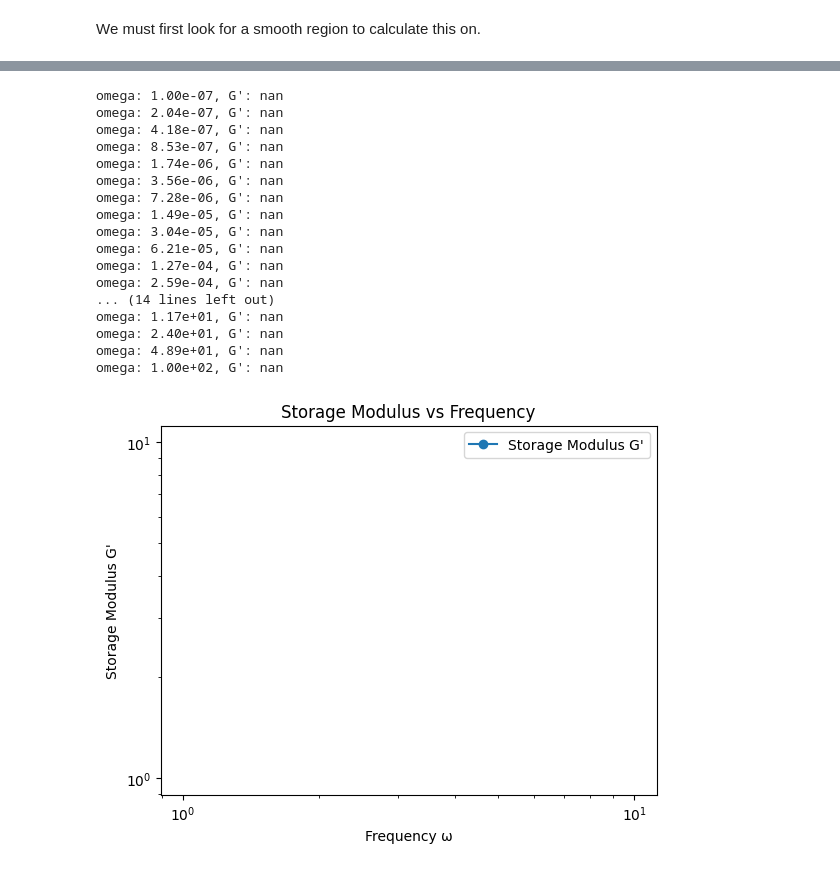
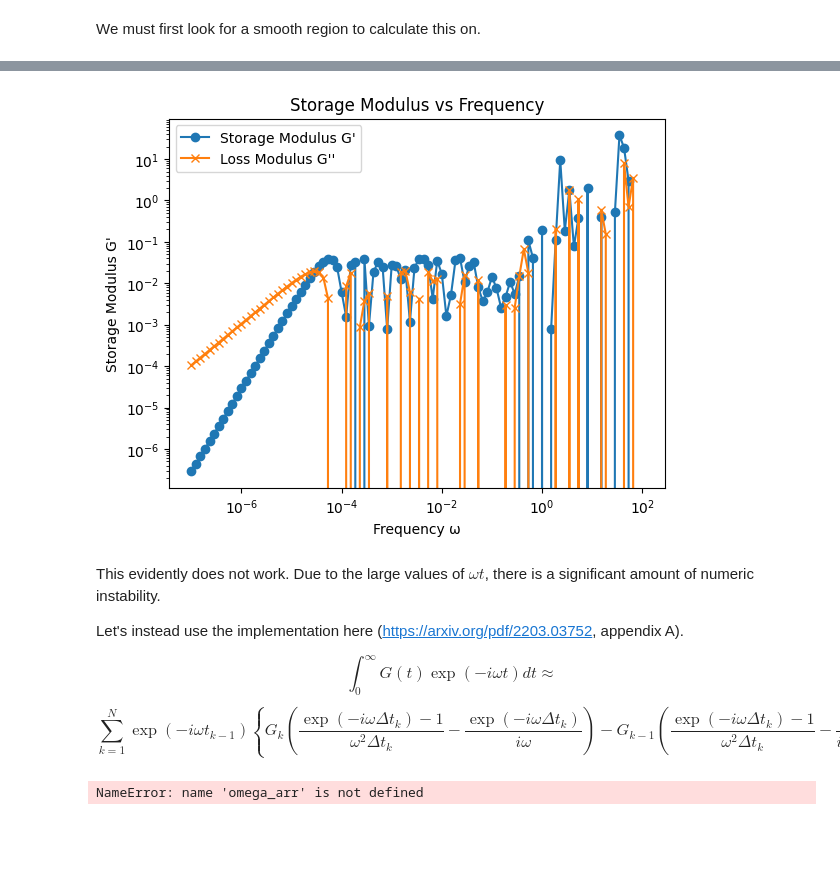
Before and after one commit to anotherbeaver/amine_polymers, a Jupyter notebook: logs/storage_loss_moduli.ipynb, the cells around one changed output, grey strips where cells are left out. Saved outputs shown, nothing was run; the diff lists cells and outputs as text; code cells hidden in the pictures; blank space fills up the shorter version.

Commit message:
Storage + loss moduli with fourier integral

```diff
--- a/logs/storage_loss_moduli.ipynb
+++ b/logs/storage_loss_moduli.ipynb
@@ -46,9 +73,11 @@ import numpy as np
 
 file = f"logs/press_50_spacing4_seed100.dat"
 data = pd.read_csv(file, delimiter=' ', skiprows=3, index_col=False, names=['time', 'px_y', 'px_z', 'py_z', 'pxy', 'pxz', 'pyz'])
-start = 37
+start = 77
+end = 190
+# start = 0
 
-data = data[start:].reset_index(drop=True)
+data = data[start:end].reset_index(drop=True)
 
 t = data['time'].to_numpy()
 
@@ -56,7 +85,7 @@ G_t = (data['pxy'] + data['pxz'] + data['pyz']) / 5.0 + \
         (data['px_y'] + data['px_z'] + data['py_z']) / 30.0
 
 # replace negative with NaN
-G_t = np.where(G_t < 0, np.nan, G_t)
+print("number of negative values:", np.sum(G_t < 0))
 
 
 G_t *= 30**3 / (1.0 * 0.6)  # V / (kB * T)
@@ -64,7 +93,7 @@ G_t *= 30**3 / (1.0 * 0.6)  # V / (kB * T)
 # print(data.head())
 # print(G_t.min(), G_t.max())
 
-plt.loglog(t[start:], G_t[start:], alpha=0.5, label='G(t) data')
+plt.loglog(t, G_t, alpha=0.5, label='G(t) data')
 plt.xlabel('Time')
 plt.ylabel('G(t)')
 plt.title('Relaxation Modulus G(t)')
@@ -74,38 +104,36 @@ plt.show()
 # %%
-storage_moduli = []
+storage_moduli_simple_integration = []
+loss_moduli_simple_integration = []
 
 # n data points
 n = 100
 omega = np.logspace(-7, 2, n)
 
 for w in omega:
-    storage_moduli.append(storage_modulus(w, G_t, t, integration_points=5000))
-    print(f"omega: {w:.2e}, G': {storage_moduli[-1]:.4f}")
+    storage_moduli_simple_integration.append(storage_modulus(w, G_t, t, integration_points=5000))
+    loss_moduli_simple_integration.append(loss_modulus(w, G_t, t, integration_points=5000))
+    # print(f"omega: {w:.2e}, G': {storage_moduli_simple_integration[-1]:.4f}")
 
-plt.loglog(omega, storage_moduli, marker='o', label="Storage Modulus G'")
+
+storage_moudili_simple_integration = np.where(np.array(storage_moduli_simple_integration) < 0, 0, np.array(storage_moduli_simple_integration))
+loss_moduli_simple_integration = np.where(np.array(loss_moduli_simple_integration) < 0, 0, np.array(loss_moduli_simple_integration))
+
+
+plt.loglog(omega, storage_moduli_simple_integration, marker='o', label="Storage Modulus G'")
+plt.loglog(omega, loss_moduli_simple_integration, marker='x', label="Loss Modulus G''")
 plt.xlabel('Frequency ω')
 plt.ylabel("Storage Modulus G'")
 plt.title("Storage Modulus vs Frequency")
 plt.legend()
 plt.show()
 
 # storage_modulus(3, G_t, t, integration_points=5000)
 # %% [output]
-omega: 1.00e-07, G': nan
-omega: 2.04e-07, G': nan
-omega: 4.18e-07, G': nan
-omega: 8.53e-07, G': nan
-omega: 1.74e-06, G': nan
-omega: 3.56e-06, G': nan
-omega: 7.28e-06, G': nan
-omega: 1.49e-05, G': nan
-omega: 3.04e-05, G': nan
-omega: 6.21e-05, G': nan
-omega: 1.27e-04, G': nan
-omega: 2.59e-04, G': nan
-... (14 lines left out)
-omega: 1.17e+01, G': nan
-omega: 2.40e+01, G': nan
-omega: 4.89e+01, G': nan
-omega: 1.00e+02, G': nan
-[figure, old version]
+[figure, new version]
+# %% [markdown]
+This evidently does not work. Due to the large values of $\omega t$, there is a significant amount of numeric instability.
+
+Let's instead use the implementation here (https://arxiv.org/pdf/2203.03752, appendix A).
+
+$$\int_0^\infty G(t) \exp(-i\omega t)dt \approx $$
+$$\sum_{k=1}^N \exp(-i\omega t_{k-1}) \left\{G_k \left( \frac{\exp(-i\omega\Delta t_k)-1}{\omega^2\Delta t_k} - \frac{\exp(-i\omega \Delta t_k)}{i\omega} \right) - G_{k-1}\left(\frac{\exp(-i\omega\Delta t_k)-1}{\omega^2\Delta t_k} - \frac{1}{i\omega}\right)\right\}.$$
@@ -111,0 +292,21 @@ omega: 1.00e+02, G': nan
+# %%
+# n data points
+n = 100
+omega = np.logspace(-7, 2, n)
+
+F, Gp, Gpp = fourier_integral_moduli(t, G_t, omega)
+
+# print(F)
+
+plt.loglog(omega, Gp, marker='o', alpha=0.6, label="G'")
+plt.loglog(omega, Gpp, marker='x', alpha=0.6, label="G''")
+plt.xlabel('Frequency ω')
+plt.ylabel("G', G''")
+plt.title("Storage Modulus vs Frequency")
+plt.legend()
+plt.show()
+plt.loglog(omega, storage_moduli_simple_integration, marker='s', alpha=0.6, label="Storage Modulus G' (simple integration)")
+plt.loglog(omega, loss_moduli_simple_integration, marker='d', alpha=0.6, label="Loss Modulus G'' (simple integration)")
+plt.show()
+# %% [output]
+NameError: name 'omega_arr' is not defined
```
Also changed, not shown: parts of 6 cells of this notebook, 1 other file.
